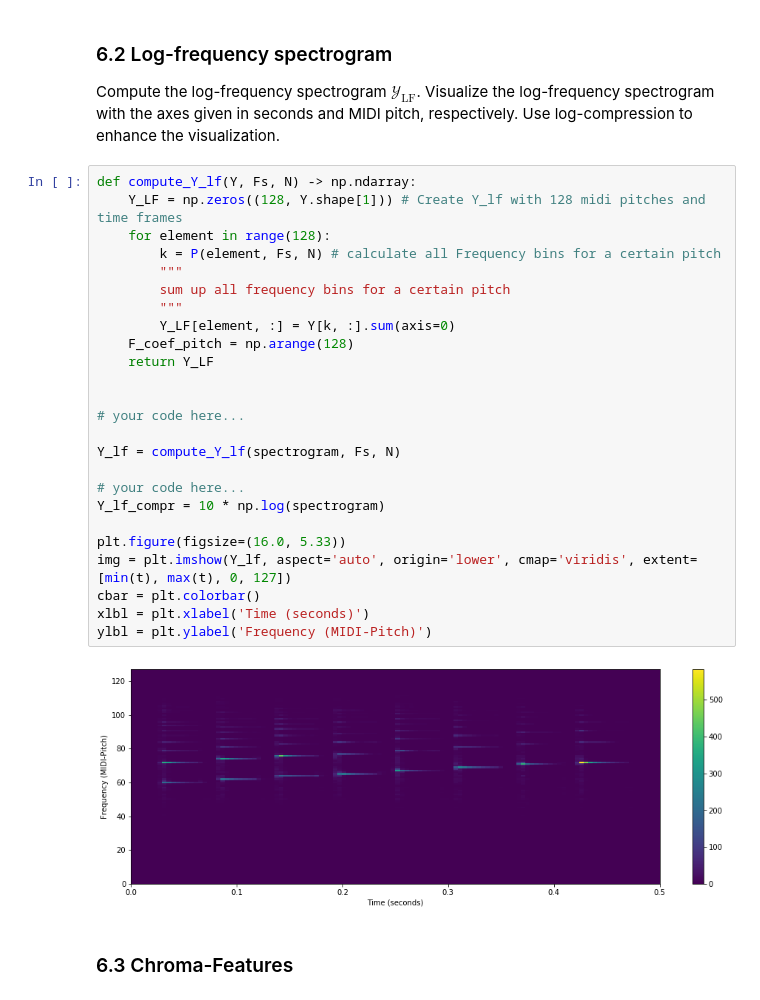
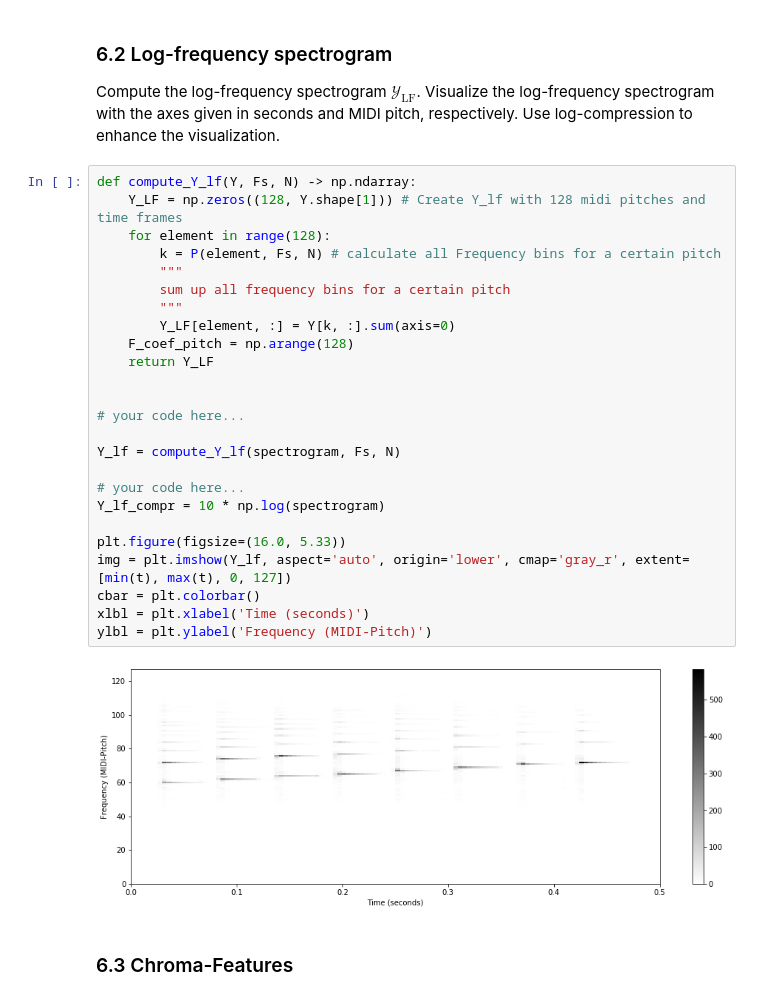
Before and after one commit to marc-philipp-knechtle/mir, a Jupyter notebook: ExerciseMIR/exercise03.ipynb, the cells around one changed output. Drawn from its saved outputs; the diff is of its cells as text.

```diff
--- a/ExerciseMIR/exercise03.ipynb
+++ b/ExerciseMIR/exercise03.ipynb
@@ -972,30 +977,30 @@ Compute the log-frequency spectrogram  ${\mathcal Y}_\mathrm{LF}$. Visualize the
 # %%
 def compute_Y_lf(Y, Fs, N) -> np.ndarray:
     Y_LF = np.zeros((128, Y.shape[1])) # Create Y_lf with 128 midi pitches and time frames
     for element in range(128):
         k = P(element, Fs, N) # calculate all Frequency bins for a certain pitch
         """
         sum up all frequency bins for a certain pitch
         """
         Y_LF[element, :] = Y[k, :].sum(axis=0)
     F_coef_pitch = np.arange(128)
     return Y_LF
 
 
 # your code here...
 
 Y_lf = compute_Y_lf(spectrogram, Fs, N)
 
 # your code here...
 Y_lf_compr = 10 * np.log(spectrogram)
 
 plt.figure(figsize=(16.0, 5.33))
-img = plt.imshow(Y_lf, aspect='auto', origin='lower', cmap='viridis', extent=[min(t), max(t), 0, 127])
+img = plt.imshow(Y_lf, aspect='auto', origin='lower', cmap='gray_r', extent=[min(t), max(t), 0, 127])
 cbar = plt.colorbar()
 xlbl = plt.xlabel('Time (seconds)')
 ylbl = plt.ylabel('Frequency (MIDI-Pitch)')
 # %% [output]
-[figure, old version]
+[figure, new version]
 # %% [markdown]
 ### <a name="Chroma"></a> 6.3 Chroma-Features
 # %% [markdown]
```
Also changed, not shown: parts of 3 cells of this notebook.
